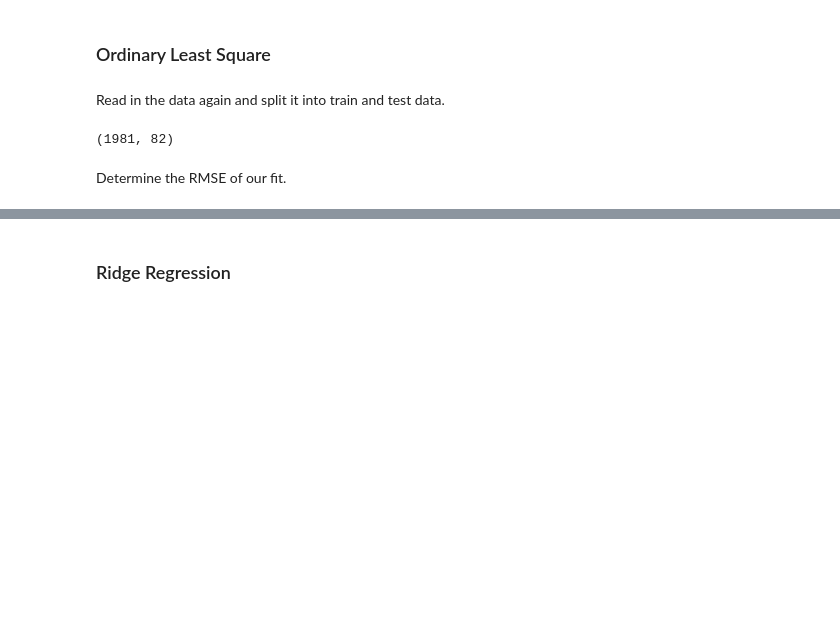
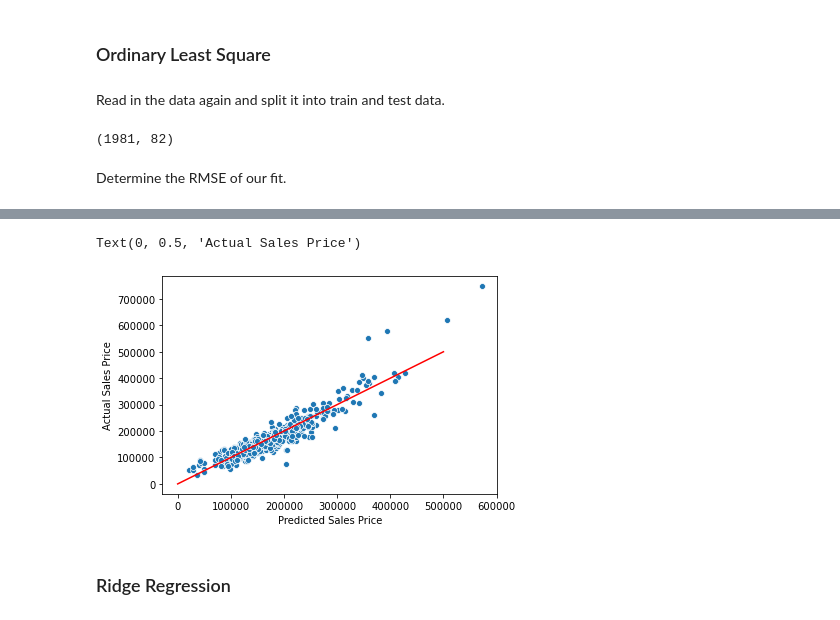
Before and after one commit to benchang123/Ames-Housing, a Jupyter notebook: Ames Housing Writeup.ipynb, the cells around one changed output, grey strips where cells are left out. Saved outputs shown, nothing was run; the diff lists cells and outputs as text; code cells hidden in the pictures; blank space fills up the shorter version.

```diff
--- a/Ames Housing Writeup.ipynb
+++ b/Ames Housing Writeup.ipynb
@@ -403,3 +397,12 @@ test_rmse = rmse(y_predicted_test, y_test)
+# %%
+sns.scatterplot(y_predicted_test,y_test)
+sns.lineplot([0,500000],[0,500000],color='red')
+
+plt.xlabel('Predicted Sales Price')
+plt.ylabel('Actual Sales Price')
+# %% [output]
+Text(0, 0.5, 'Actual Sales Price')
+[figure, added]
 # %% [markdown]
 ### Ridge Regression
 # %%
```
Also changed, not shown: parts of 23 cells of this notebook.
